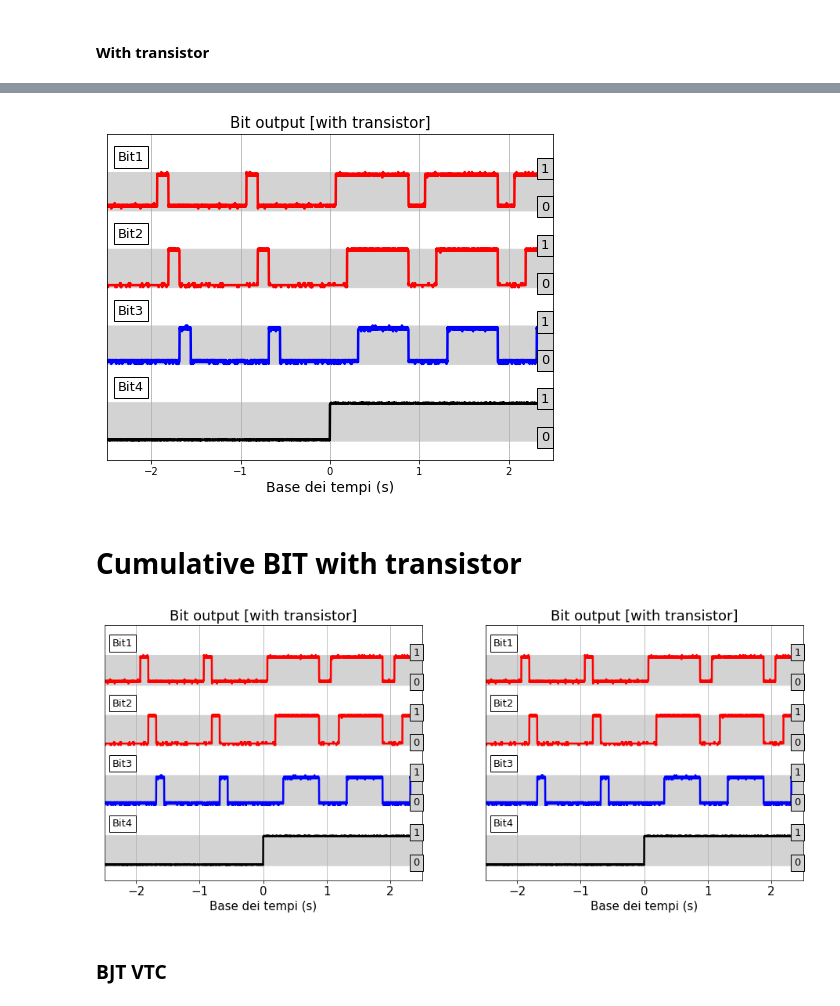
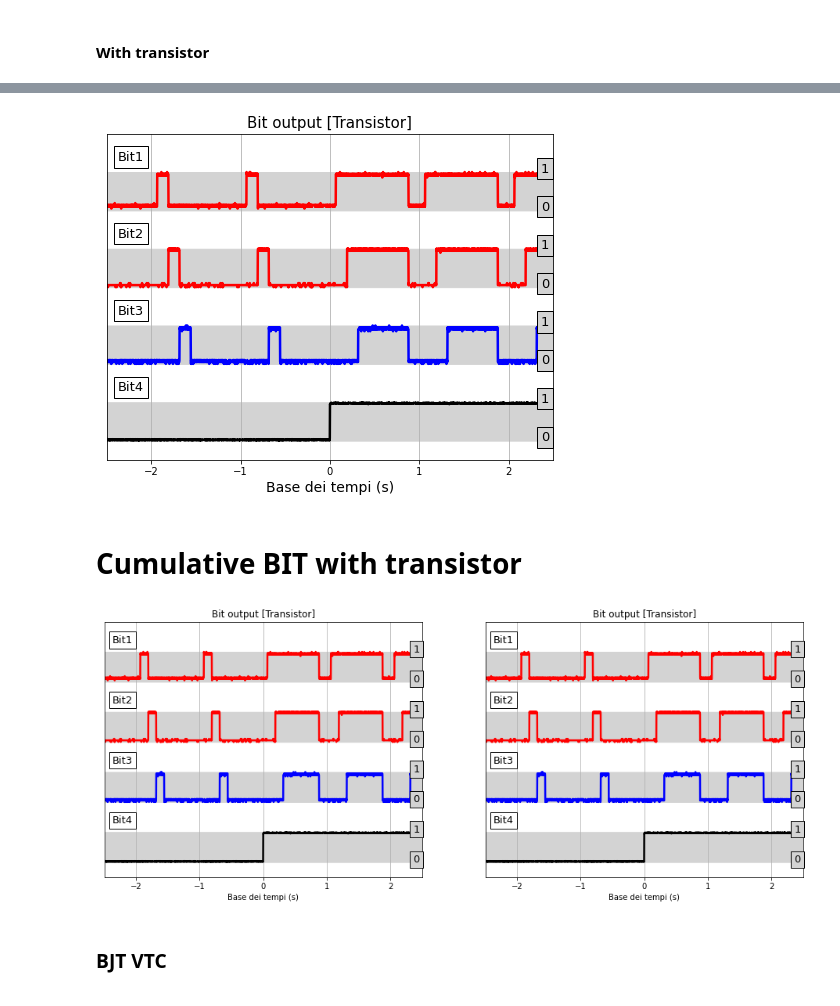
Before and after one commit to valeriopagliarino/Electronics-2021-UNITO-Public, a Jupyter notebook: analysis/2_AND_JK_BJT.ipynb, the cells around one changed output, grey strips where cells are left out. Drawn from its saved outputs; the diff is of its cells as text; code cells hidden in the pictures.

Commit message:
plot correction

```diff
--- a/analysis/2_AND_JK_BJT.ipynb
+++ b/analysis/2_AND_JK_BJT.ipynb
@@ -540,27 +542,27 @@ time_4_D5 = CH4_D5['Data'].to_numpy().transpose()[0]
 sig_4_D5 = CH4_D5['Data'].to_numpy().transpose()[1]
 # %%
 plotLogicLevelNoClock(sig_1_D5/sig_1_D5.max(), "Bit1", sig_2_D5/sig_2_D5.max(), "Bit2", sig_3_D5/sig_3_D5.max(), "Bit3", sig_4_D5/sig_4_D4.max(), "Bit4",
-                            time_1_D5,time_1_D5[0], time_1_D5[len(time_1_D5)-1],1, titl = 'Bit output [with transistor]')
+                            time_1_D5,time_1_D5[0], time_1_D5[len(time_1_D5)-1],1, titl = 'Bit output [Transistor]')
 plt.savefig(f"{OUTPUTDIR}/BIT-transistor.pdf")
 # %% [output]
-[figure, old version]
+[figure, new version]
 # %% [markdown]
 # Cumulative BIT with transistor
 # %%
 fig = plt.figure(figsize=(16,6))
 s1 = fig.add_subplot(1,2,1)
 s2 = fig.add_subplot(1,2,2)
 
 plotLogicLevelNoClockAx(s1, sig_1_D4/sig_1_D4.max(), "Bit1", sig_2_D4/sig_2_D4.max(), "Bit2", sig_3_D4/sig_3_D4.max(), "Bit3", sig_4_D4/sig_4_D4.max(), "Bit4",
-                            time_1_D4,time_1_D4[0], time_1_D4[len(time_1_D4)-1],1, titl = 'Bit output [with transistor]')
+                            time_1_D4,time_1_D4[0], time_1_D4[len(time_1_D4)-1],1, titl = 'Bit output [Transistor]')
 
 plotLogicLevelNoClockAx(s2, sig_1_D5/sig_1_D5.max(), "Bit1", sig_2_D5/sig_2_D5.max(), "Bit2", sig_3_D5/sig_3_D5.max(), "Bit3", sig_4_D5/sig_4_D4.max(), "Bit4",
-                            time_1_D5,time_1_D5[0], time_1_D5[len(time_1_D5)-1],1, titl = 'Bit output [with transistor]')
+                            time_1_D5,time_1_D5[0], time_1_D5[len(time_1_D5)-1],1, titl = 'Bit output [Transistor]')
 
 
 plt.savefig(f"{OUTPUTDIR}/cumulative_BIT_with_transistor.pdf")
 # %% [output]
-[figure, old version]
+[figure, new version]
 # %% [markdown]
 ### BJT VTC
 # %%
```
Also changed, not shown: parts of 7 cells of this notebook, 2 other files.
